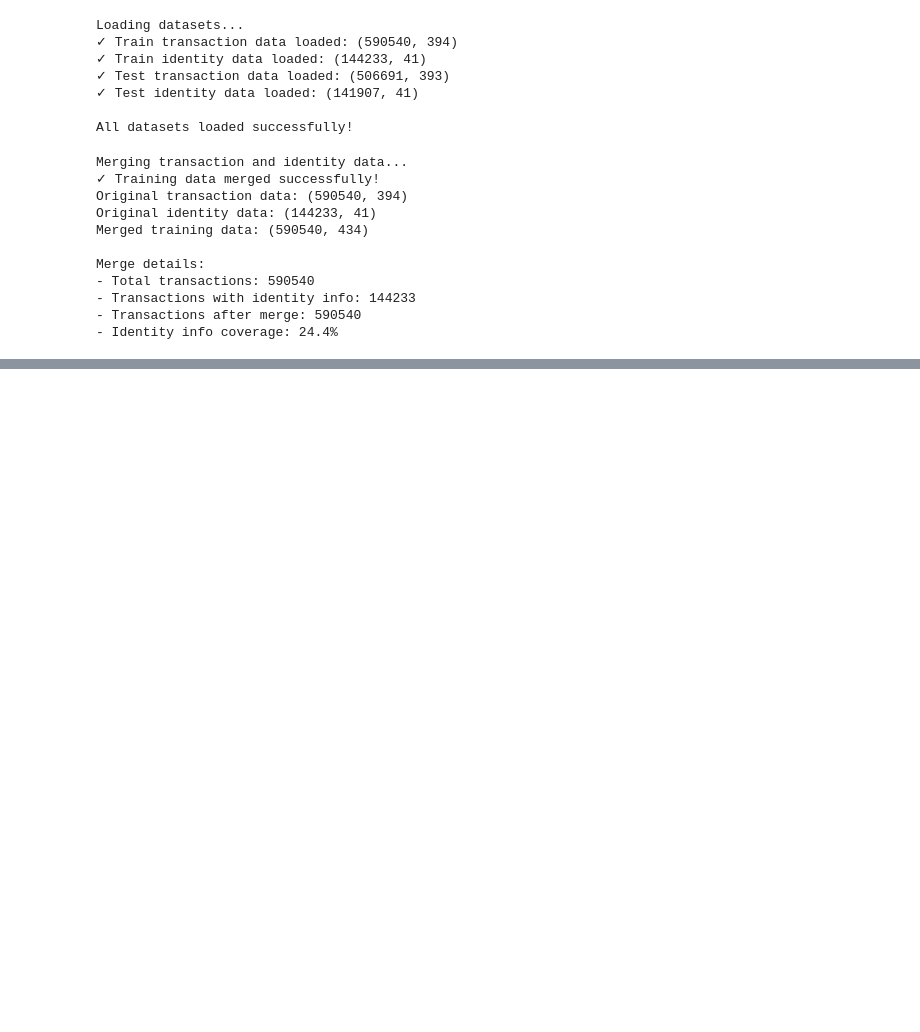
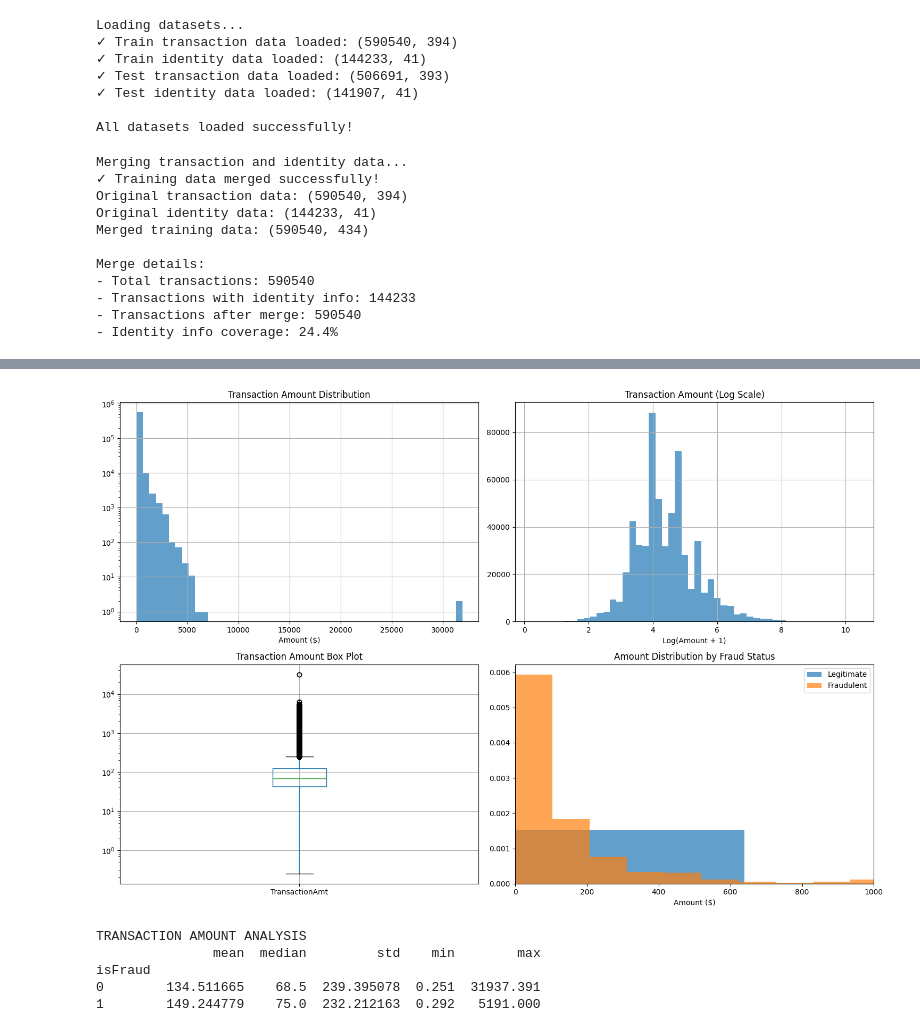
Before and after one commit to TumainiC/fraud_detection, a Jupyter notebook: notebooks/01_fraud_detection_eda.ipynb, the cells around one changed output, grey strips where cells are left out. Saved outputs shown, nothing was run; the diff lists cells and outputs as text; code cells hidden in the pictures; blank space fills up the shorter version.

```diff
--- a/notebooks/01_fraud_detection_eda.ipynb
+++ b/notebooks/01_fraud_detection_eda.ipynb
@@ -138,0 +394,45 @@ print(f"   Legitimate transactions: {len(df_train) - fraud_count:,} ({100-fraud_
+# %%
+# Analyze TransactionAmt (transaction amount)
+fig, ((ax1, ax2), (ax3, ax4)) = plt.subplots(2, 2, figsize=(15, 10))
+
+# Distribution plot
+df_train['TransactionAmt'].hist(bins=50, ax=ax1, alpha=0.7)
+ax1.set_title('Transaction Amount Distribution')
+ax1.set_xlabel('Amount ($)')
+ax1.set_yscale('log')
+
+# Log scale distribution (better for skewed data)
+df_train['TransactionAmt'].apply(np.log1p).hist(bins=50, ax=ax2, alpha=0.7)
+ax2.set_title('Transaction Amount (Log Scale)')
+ax2.set_xlabel('Log(Amount + 1)')
+
+# Box plot for outliers
+df_train.boxplot(column='TransactionAmt', ax=ax3)
+ax3.set_title('Transaction Amount Box Plot')
+ax3.set_yscale('log')
+
+# Compare fraud vs legitimate amounts
+fraud_amounts = df_train[df_train['isFraud'] == 1]['TransactionAmt']
+legit_amounts = df_train[df_train['isFraud'] == 0]['TransactionAmt']
+
+ax4.hist(legit_amounts, bins=50, alpha=0.7, label='Legitimate', density=True)
+ax4.hist(fraud_amounts, bins=50, alpha=0.7, label='Fraudulent', density=True)
+ax4.set_title('Amount Distribution by Fraud Status')
+ax4.set_xlabel('Amount ($)')
+ax4.set_xlim(0, 1000)  # Focus on typical range
+ax4.legend()
+
+plt.tight_layout()
+plt.show()
+
+# Statistics by fraud status
+print("TRANSACTION AMOUNT ANALYSIS")
+fraud_stats = df_train.groupby('isFraud')['TransactionAmt'].agg(['mean', 'median', 'std', 'min', 'max'])
+print(fraud_stats)
+# %% [output]
+[figure, added]
+TRANSACTION AMOUNT ANALYSIS
+               mean  median         std    min        max
+isFraud
+0        134.511665    68.5  239.395078  0.251  31937.391
+1        149.244779    75.0  232.212163  0.292   5191.000
```
Also changed, not shown: parts of 16 cells of this notebook.
